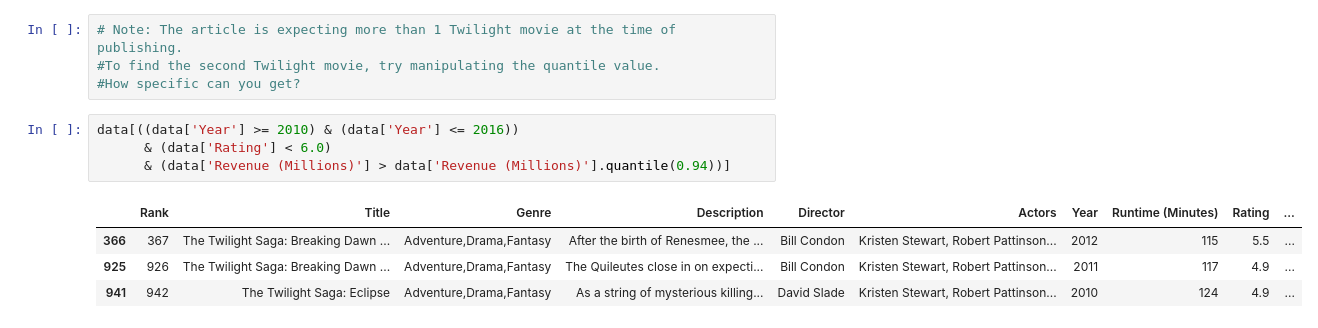
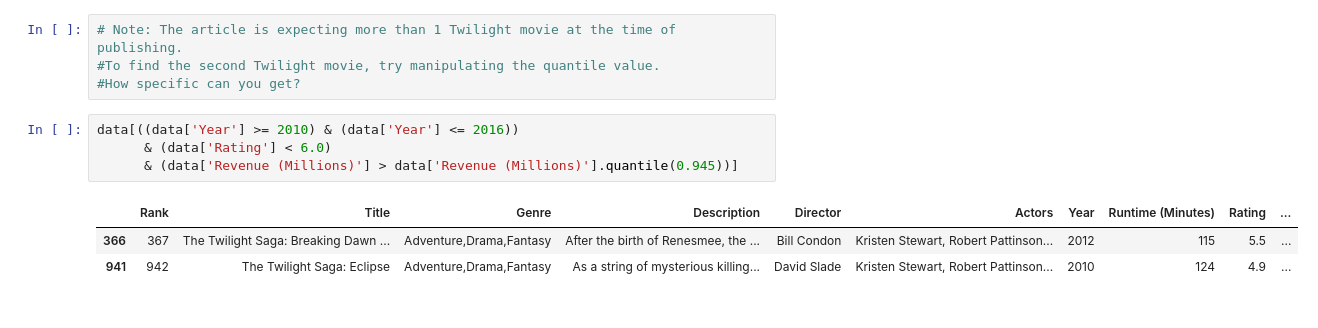
Before and after one commit to mtejasvi/IMDB-Studio, a Jupyter notebook: IMDB-Studio.ipynb, the cells around one changed output. Drawn from its saved outputs; the diff is of its cells as text.

```diff
--- a/IMDB-Studio.ipynb
+++ b/IMDB-Studio.ipynb
@@ -227,9 +227,8 @@ data[((data['Year'] >= 2010) & (data['Year'] <= 2016))
 # %%
 data[((data['Year'] >= 2010) & (data['Year'] <= 2016))
       & (data['Rating'] < 6.0)
-      & (data['Revenue (Millions)'] > data['Revenue (Millions)'].quantile(0.94))]
+      & (data['Revenue (Millions)'] > data['Revenue (Millions)'].quantile(0.945))]
 # %% [output]
 |  | Rank | Title | Genre | Description | Director | Actors | Year | Runtime (Minutes) | Rating | ... |
 | 366 | 367 | The Twilight Saga: Breaking Dawn ... | Adventure,Drama,Fantasy | After the birth of Renesmee, the ... | Bill Condon | Kristen Stewart, Robert Pattinson... | 2012 | 115 | 5.5 | ... |
-| 925 | 926 | The Twilight Saga: Breaking Dawn ... | Adventure,Drama,Fantasy | The Quileutes close in on expecti... | Bill Condon | Kristen Stewart, Robert Pattinson... | 2011 | 117 | 4.9 | ... |
 | 941 | 942 | The Twilight Saga: Eclipse | Adventure,Drama,Fantasy | As a string of mysterious killing... | David Slade | Kristen Stewart, Robert Pattinson... | 2010 | 124 | 4.9 | ... |
```
